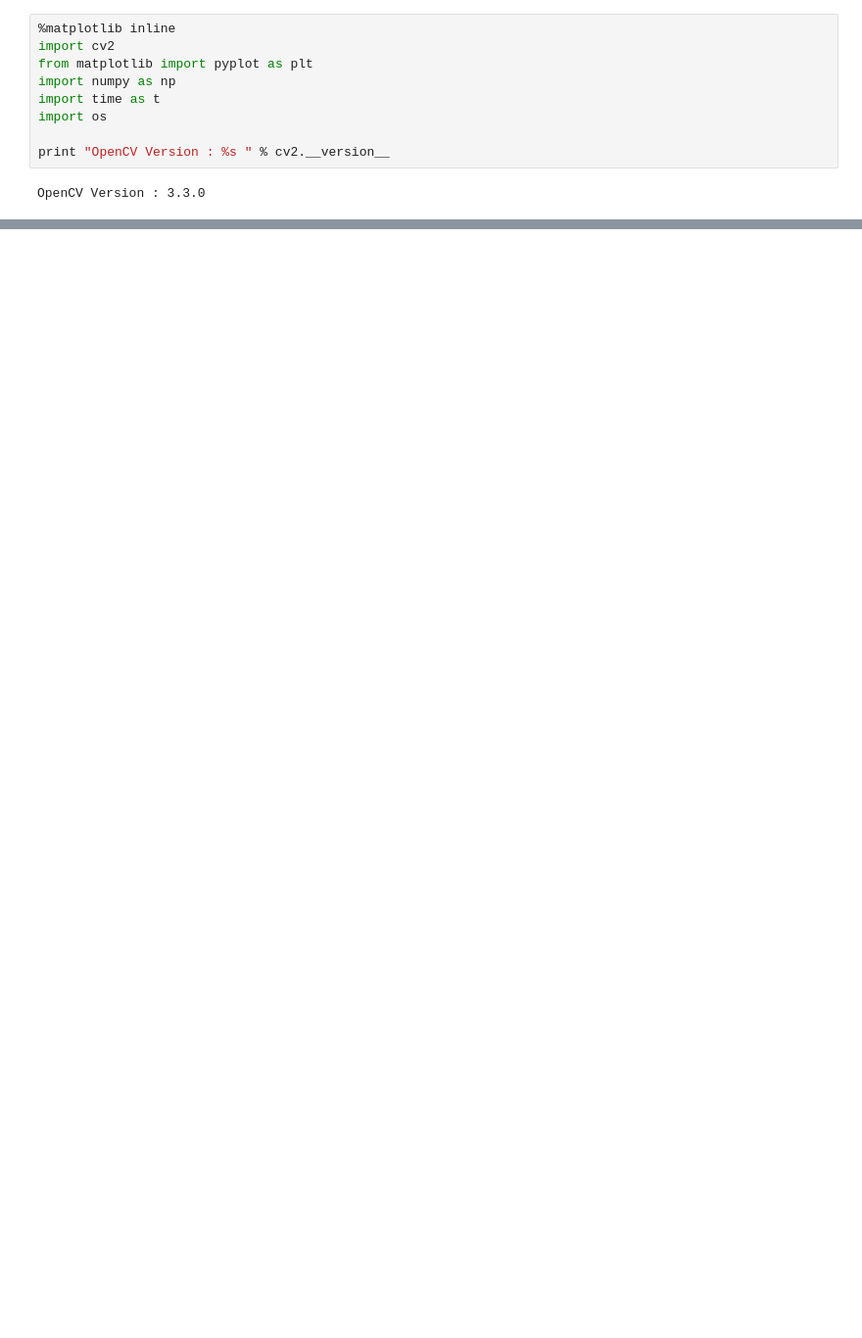
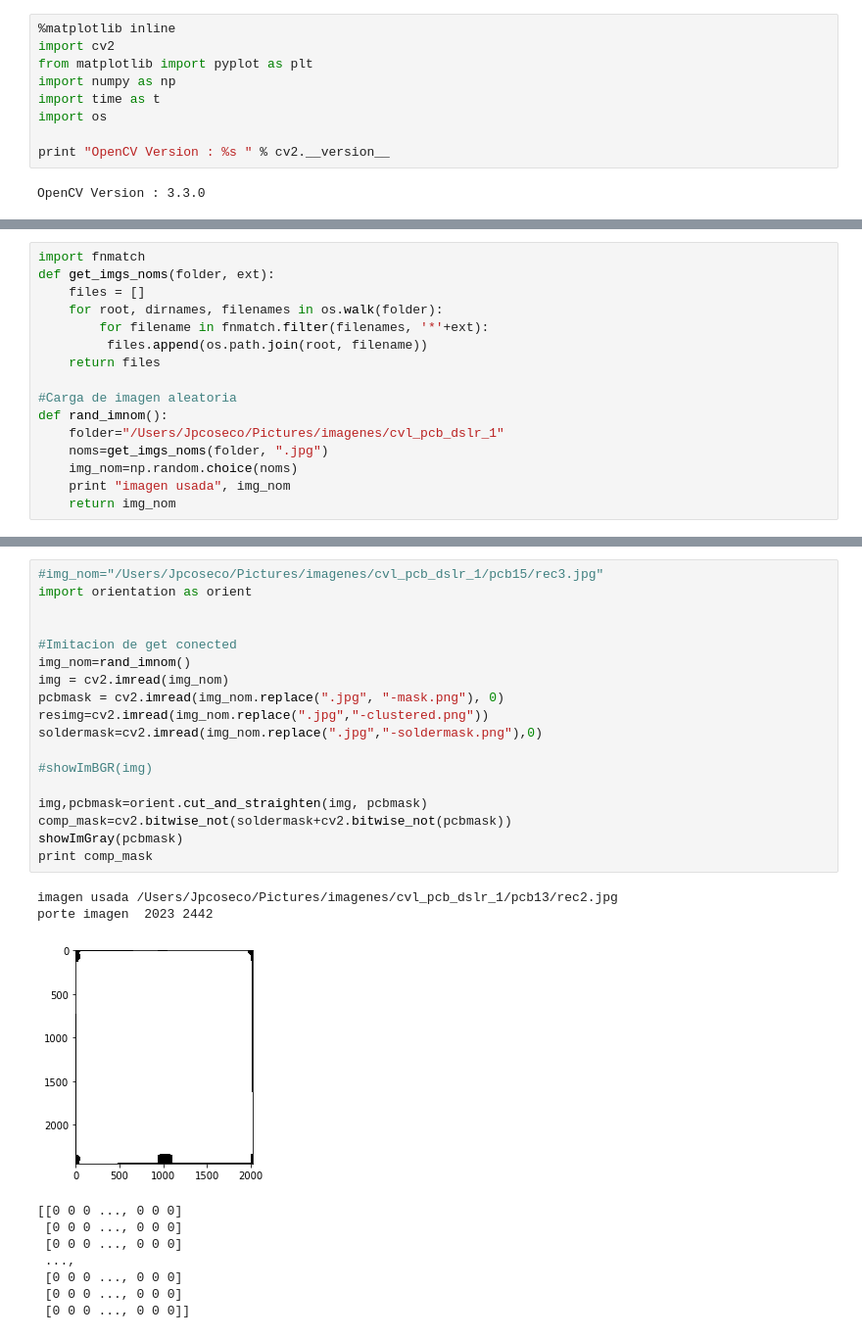
Before and after one commit to jpcosec/OPCB, a Jupyter notebook: PCB_NOTEBOOK.ipynb, the cells around one changed output, grey strips where cells are left out. Shown at 98% size. Cells and saved outputs as stored; diff of their text form; blank space fills up the shorter version.

```diff
--- a/PCB_NOTEBOOK.ipynb
+++ b/PCB_NOTEBOOK.ipynb
@@ -42,0 +94,16 @@ showImGray(img)
+# %%
+import fnmatch
+def get_imgs_noms(folder, ext):
+    files = []
+    for root, dirnames, filenames in os.walk(folder):
+        for filename in fnmatch.filter(filenames, '*'+ext):
+         files.append(os.path.join(root, filename))
+    return files
+
+#Carga de imagen aleatoria
+def rand_imnom():
+    folder="/Users/Jpcoseco/Pictures/imagenes/cvl_pcb_dslr_1"
+    noms=get_imgs_noms(folder, ".jpg")
+    img_nom=np.random.choice(noms)
+    print "imagen usada", img_nom
+    return img_nom
@@ -108,0 +126,29 @@ OSError: [Errno 20] Not a directory: '/Users/Jpcoseco/PycharmProjects/OPGE/cvl_p
+# %%
+#img_nom="/Users/Jpcoseco/Pictures/imagenes/cvl_pcb_dslr_1/pcb15/rec3.jpg"
+import orientation as orient
+
+
+#Imitacion de get conected
+img_nom=rand_imnom()
+img = cv2.imread(img_nom)
+pcbmask = cv2.imread(img_nom.replace(".jpg", "-mask.png"), 0)
+resimg=cv2.imread(img_nom.replace(".jpg","-clustered.png"))
+soldermask=cv2.imread(img_nom.replace(".jpg","-soldermask.png"),0)
+
+#showImBGR(img)
+
+img,pcbmask=orient.cut_and_straighten(img, pcbmask)
+comp_mask=cv2.bitwise_not(soldermask+cv2.bitwise_not(pcbmask))
+showImGray(pcbmask)
+print comp_mask
+# %% [output]
+imagen usada /Users/Jpcoseco/Pictures/imagenes/cvl_pcb_dslr_1/pcb13/rec2.jpg
+porte imagen  2023 2442
+[figure, added]
+[[0 0 0 ..., 0 0 0]
+ [0 0 0 ..., 0 0 0]
+ [0 0 0 ..., 0 0 0]
+ ...,
+ [0 0 0 ..., 0 0 0]
+ [0 0 0 ..., 0 0 0]
+ [0 0 0 ..., 0 0 0]]
```
Also changed, not shown: parts of 36 cells of this notebook, 4 other files.
